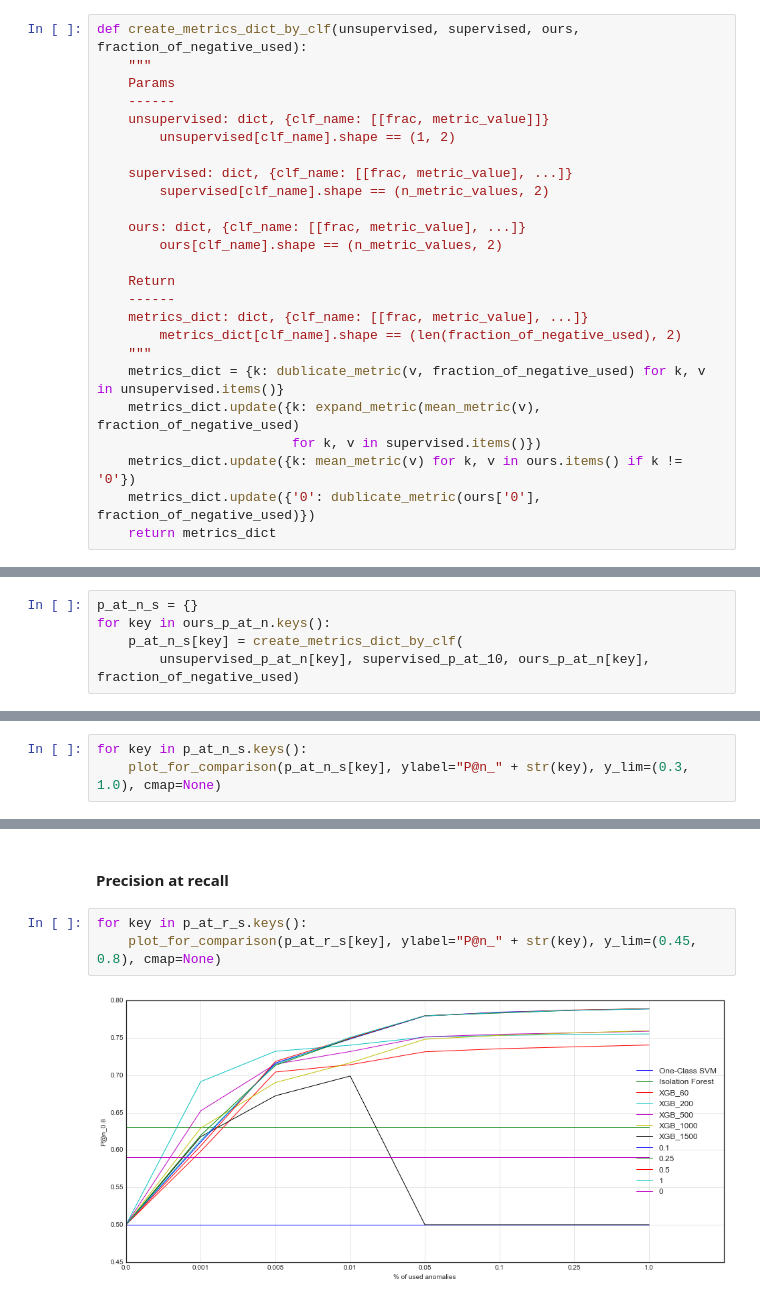
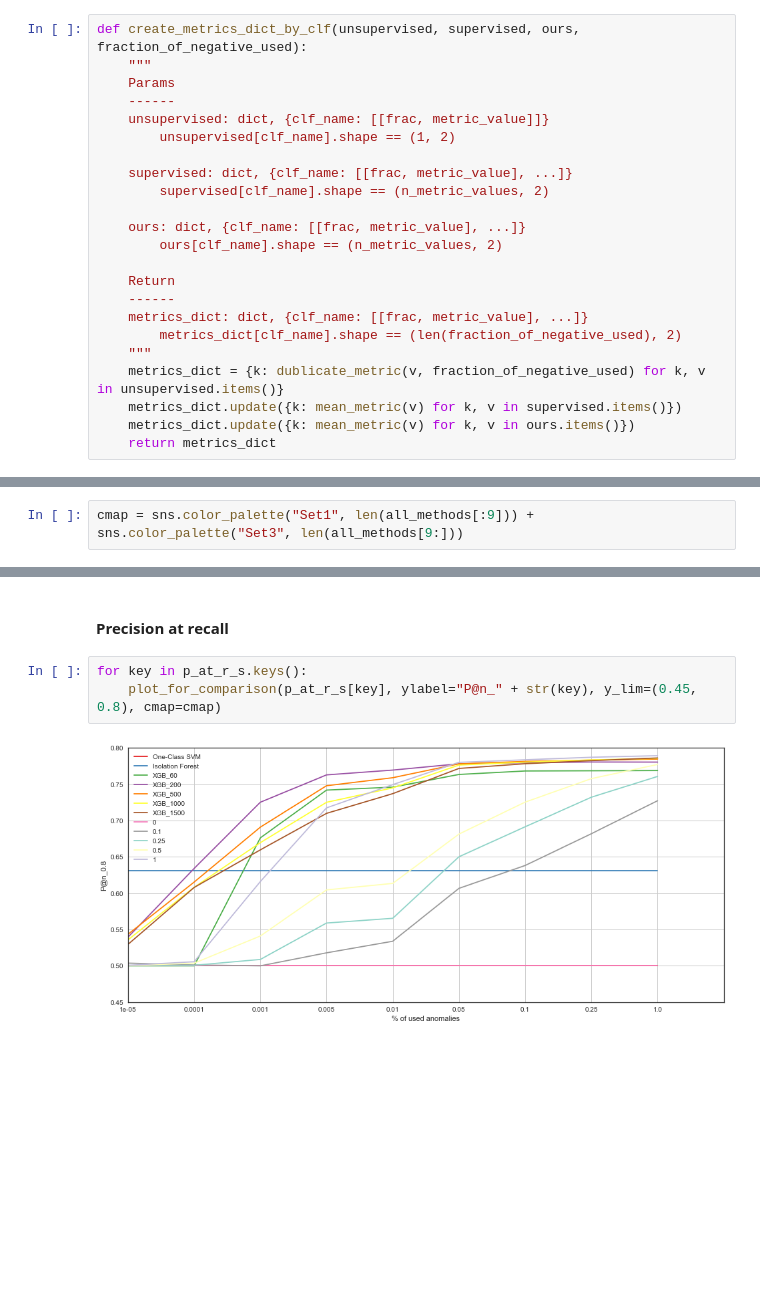
Before and after one commit to HSE-LAMBDA/one_plus_e, a Jupyter notebook: experiments/susy/susy_plot.ipynb, the cells around one changed output, grey strips where cells are left out. Cells and saved outputs as stored; diff of their text form; blank space fills up the shorter version.

```diff
--- a/experiments/susy/susy_plot.ipynb
+++ b/experiments/susy/susy_plot.ipynb
@@ -515,10 +425,8 @@ def create_metrics_dict_by_clf(unsupervised, supervised, ours, fraction_of_negat
         metrics_dict[clf_name].shape == (len(fraction_of_negative_used), 2)
     """
     metrics_dict = {k: dublicate_metric(v, fraction_of_negative_used) for k, v in unsupervised.items()}
-    metrics_dict.update({k: expand_metric(mean_metric(v), fraction_of_negative_used)
-                         for k, v in supervised.items()})
-    metrics_dict.update({k: mean_metric(v) for k, v in ours.items() if k != '0'})
-    metrics_dict.update({'0': dublicate_metric(ours['0'], fraction_of_negative_used)})
+    metrics_dict.update({k: mean_metric(v) for k, v in supervised.items()})
+    metrics_dict.update({k: mean_metric(v) for k, v in ours.items()})
     return metrics_dict
 # %%
 pr_s = create_metrics_dict_by_clf(unsupervised_pr_aucs, supervised_pr_aucs, ours_pr_aucs, fraction_of_negative_used)
@@ -529,8 +435,3 @@ roc_s = create_metrics_dict_by_clf(unsupervised_roc_aucs, supervised_roc_aucs, o
-# %%
-p_at_n_s = {}
-for key in ours_p_at_n.keys():
-    p_at_n_s[key] = create_metrics_dict_by_clf(
-        unsupervised_p_at_n[key], supervised_p_at_10, ours_p_at_n[key], fraction_of_negative_used)
 # %%
 p_at_r_s = {}
 for key in ours_p_at_r.keys():
@@ -562,3 +452,5 @@ print(plt.style.available)
+# %%
+cmap = sns.color_palette("Set1", len(all_methods[:9])) + sns.color_palette("Set3", len(all_methods[9:]))
 # %%
 def plot_for_comparison(metrics_dict, ylabel="PR AUC", y_lim=(0.3, 1.0), cmap=None):
     plt.style.use('seaborn-white')
@@ -603,3 +492,0 @@ plot_for_comparison(roc_s, ylabel="ROC AUC", y_lim=(0.8, 0.88), cmap=None)
-# %%
-for key in p_at_n_s.keys():
-    plot_for_comparison(p_at_n_s[key], ylabel="P@n_" + str(key), y_lim=(0.3, 1.0), cmap=None)
@@ -615,6 +494,6 @@ for key in p_at_n_s.keys():
 #### Precision at recall
 # %%
 for key in p_at_r_s.keys():
-    plot_for_comparison(p_at_r_s[key], ylabel="P@n_" + str(key), y_lim=(0.45, 0.8), cmap=None)
+    plot_for_comparison(p_at_r_s[key], ylabel="P@n_" + str(key), y_lim=(0.45, 0.8), cmap=cmap)
 # %% [output]
-[figure, old version]
+[figure, new version]
```
Also changed, not shown: parts of 76 cells of this notebook, 42 other files.
